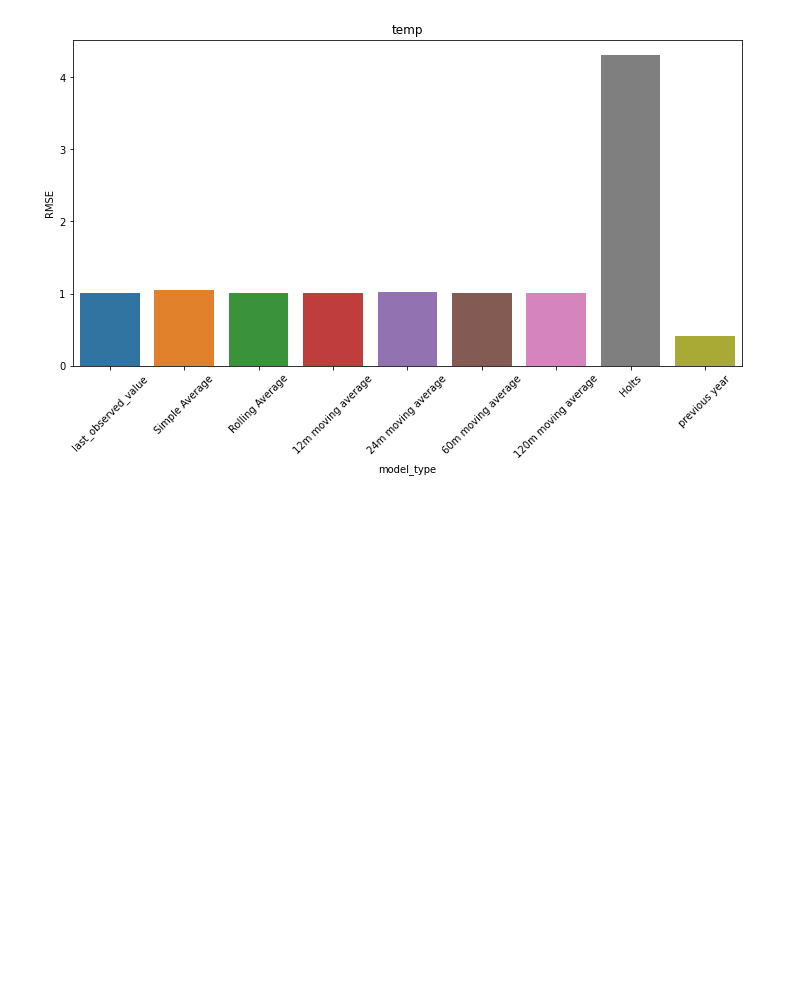
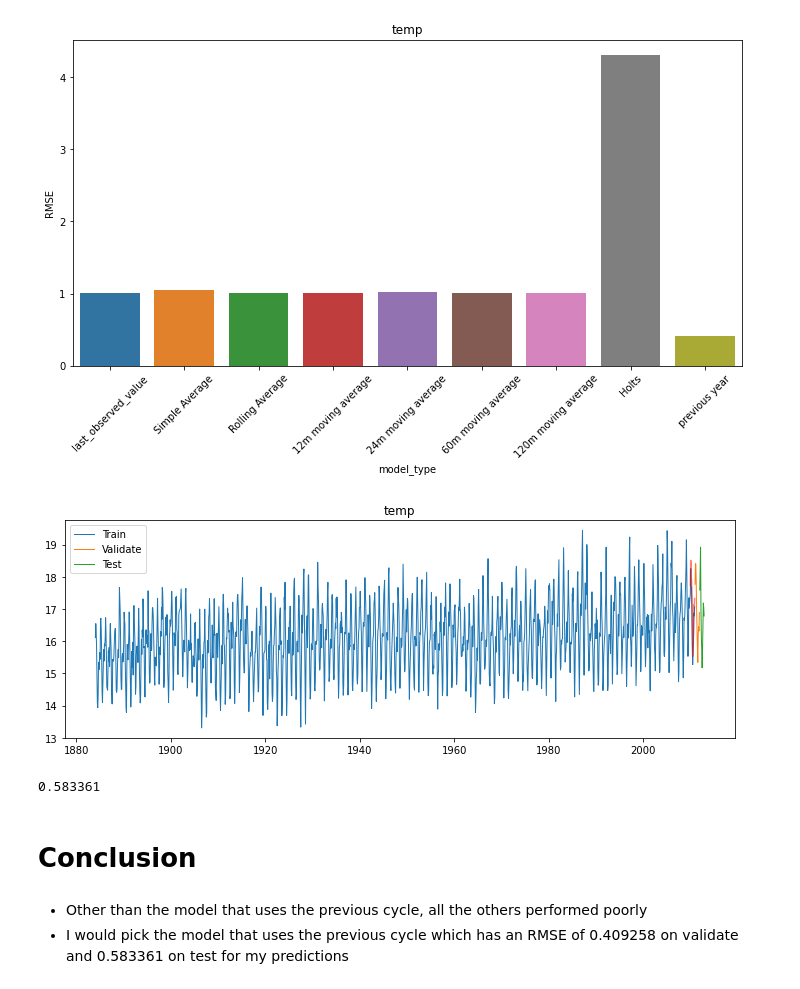
Before and after one commit to Addisalem-Kemal/Time_series_exercises, a Jupyter notebook: Mini_project.ipynb, the cells around one changed output. Cells and saved outputs as stored; diff of their text form; code cells hidden in the pictures; blank space fills up the shorter version.

```diff
--- a/Mini_project.ipynb
+++ b/Mini_project.ipynb
@@ -114,5 +115,3 @@ df['City'].value_counts()
 # %% [output]
 Nairobi    1965
 Name: City, dtype: int64
-# %%
-df = df[df['City'].str.match('Nairobi')]
@@ -590,3 +606,31 @@ for col in train.columns:
     plt.show()
 # %% [output]
 [figure]
+# %%
+# Plot and evaluate train, validate, and test
+def plot_and_eval_test(target_var):
+    plt.figure(figsize = (12,4))
+    plt.plot(train[target_var], label = 'Train', linewidth = 1)
+    plt.plot(validate[target_var], label = 'Validate', linewidth = 1)
+    plt.plot(test[target_var], label = 'Test', linewidth = 1)
+    plt.plot(yhat_df[target_var], alpha = .5, color="red")
+    plt.title(target_var)
+    plt.legend()
+    plt.show()
+# %%
+# plot of train, validate and test
+for col in train.columns:
+    plot_and_eval_test(col)
+# %% [output]
+[figure, added]
+# %%
+# RMSE for test
+rmse = round(sqrt(mean_squared_error(test['temp'], yhat_df['temp'])), 6)
+rmse
+# %% [output]
+0.583361
+# %% [markdown]
+# Conclusion
+# %% [markdown]
+- Other than the model that uses the previous cycle, all the others performed poorly
+- I would pick the model that uses the previous cycle which has an RMSE of 0.409258 on validate and 0.583361 on test for my predictions
```
Also changed, not shown: parts of 65 cells of this notebook.
